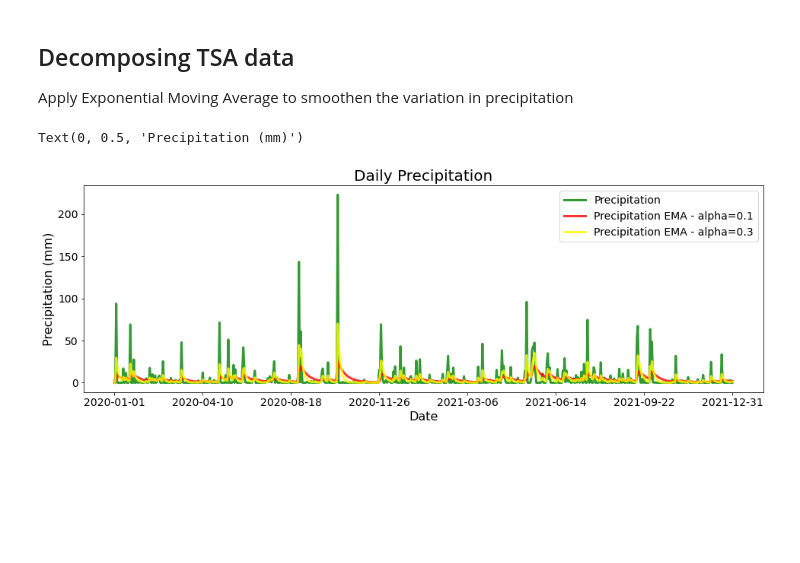
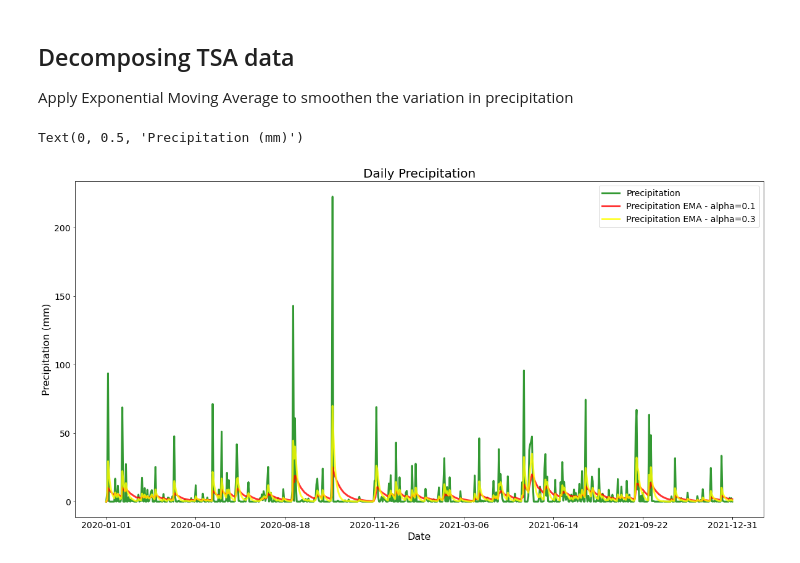
Before and after one commit to ManashJKonwar/Research-Catastrophic-Detection, a Jupyter notebook: rainfall_prediction/supportings_notebooks/data_processing.ipynb, the cells around one changed output. Saved outputs shown, nothing was run; the diff lists cells and outputs as text; code cells hidden in the pictures; blank space fills up the shorter version.

Commit message:
Update: Resizing_figures_in_data_processing_notebook
Signed-off-by: ManashJKonwar <rickykonwar@gmail.com>

```diff
--- a/rainfall_prediction/supportings_notebooks/data_processing.ipynb
+++ b/rainfall_prediction/supportings_notebooks/data_processing.ipynb
@@ -102,16 +102,16 @@ data_plotting['EMA_0.3'] = data_plotting.PRCP_mm.ewm(alpha=0.3, adjust=False).me
 # %%
 # green - Precipitation, red- Precipitation with smoothing factor - 0.1, yellow - Precipitation with smoothing factor  - 0.3
 colors = ['green', 'red', 'yellow']
-data_plotting[['PRCP_mm', 'EMA_0.1', 'EMA_0.3']].plot(color=colors, linewidth=3, figsize=(16,5), alpha=0.8)
+data_plotting[['PRCP_mm', 'EMA_0.1', 'EMA_0.3']].plot(color=colors, linewidth=3, figsize=(20,10), alpha=0.8)
 plt.xticks(fontsize=14)
 plt.yticks(fontsize=14)
 plt.legend(labels=['Precipitation', 'Precipitation EMA - alpha=0.1', 'Precipitation EMA - alpha=0.3'], fontsize=14)
 plt.title('Daily Precipitation', fontsize=20)
 plt.xlabel('Date', fontsize=16)
 plt.ylabel('Precipitation (mm)', fontsize=16)
 # %% [output]
 Text(0, 0.5, 'Precipitation (mm)')
-[figure, old version]
+[figure, new version]
 # %%
 from statsmodels.tsa.seasonal import seasonal_decompose
 decompose = seasonal_decompose(data_plotting['PRCP_mm'],model='additive', period=90)
```
Also changed, not shown: parts of 1 cell of this notebook.
